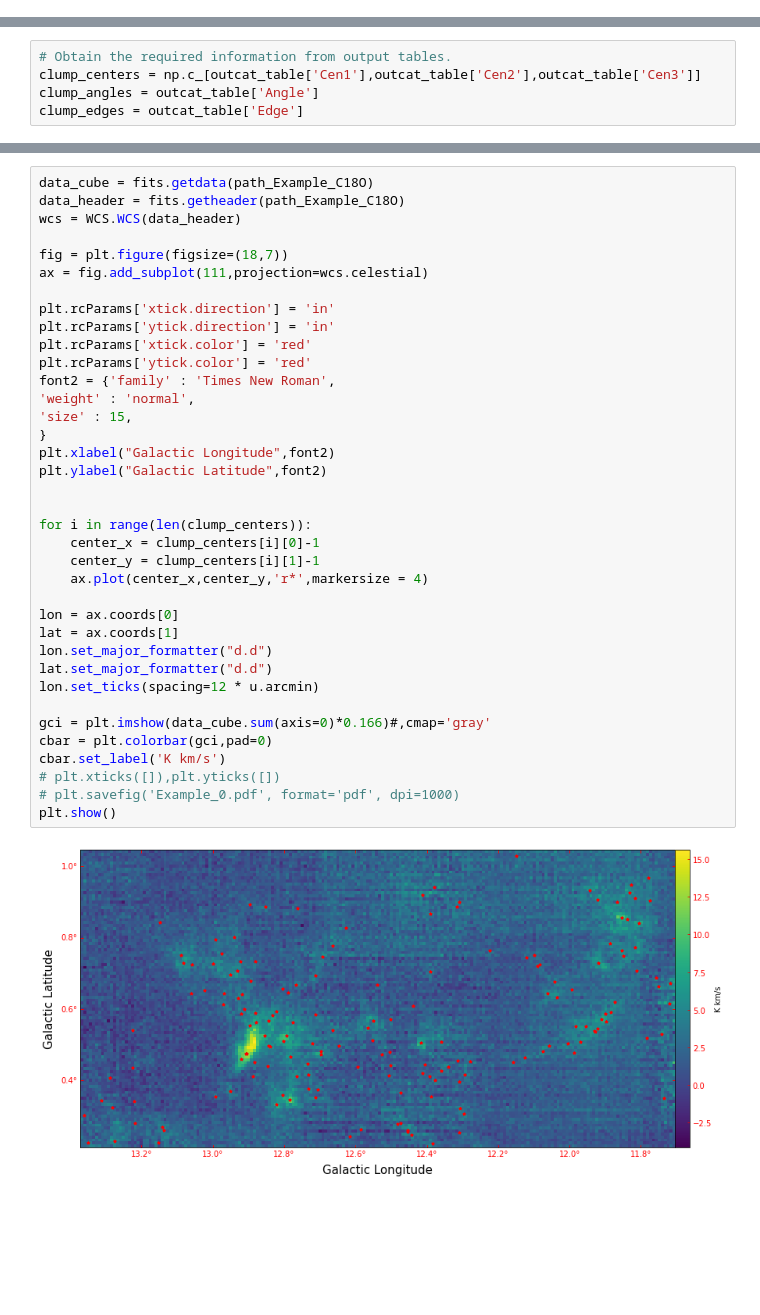
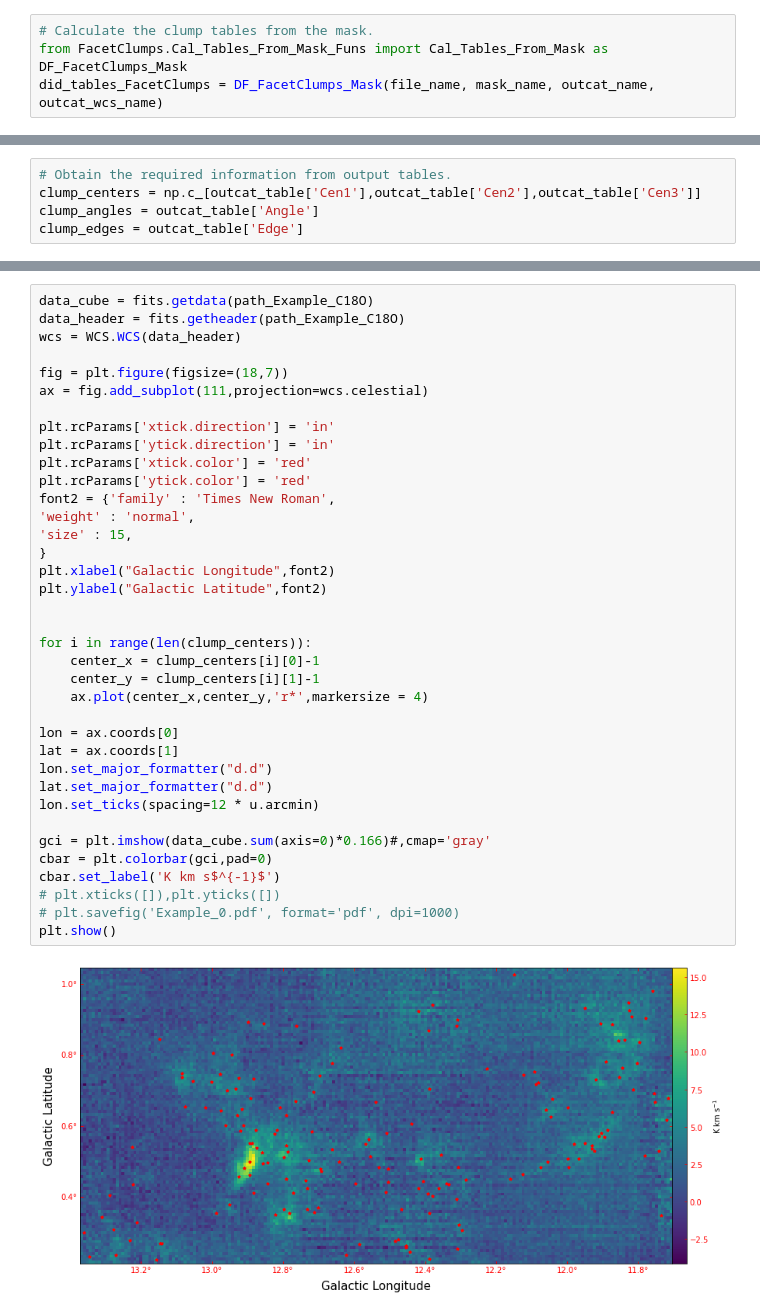
Before and after one commit to JiangYuTS/FacetClumps, a Jupyter notebook: Examples/Examples_Files_FacetClumps.ipynb, the cells around one changed output, grey strips where cells are left out. Cells and saved outputs as stored; diff of their text form; blank space fills up the shorter version.

```diff
--- a/Examples/Examples_Files_FacetClumps.ipynb
+++ b/Examples/Examples_Files_FacetClumps.ipynb
@@ -141,0 +142,4 @@ Time: 32.19
+# %%
+# Calculate the clump tables from the mask.
+from FacetClumps.Cal_Tables_From_Mask_Funs import Cal_Tables_From_Mask as DF_FacetClumps_Mask
+did_tables_FacetClumps = DF_FacetClumps_Mask(file_name, mask_name, outcat_name, outcat_wcs_name)
@@ -240,32 +247,32 @@ ax = fig.add_subplot(111,projection=wcs.celestial)
 
 plt.rcParams['xtick.direction'] = 'in'
 plt.rcParams['ytick.direction'] = 'in'
 plt.rcParams['xtick.color'] = 'red'
 plt.rcParams['ytick.color'] = 'red'
 font2 = {'family' : 'Times New Roman',
 'weight' : 'normal',
 'size' : 15,
 }
 plt.xlabel("Galactic Longitude",font2)
 plt.ylabel("Galactic Latitude",font2)
 
 
 for i in range(len(clump_centers)):
     center_x = clump_centers[i][0]-1
     center_y = clump_centers[i][1]-1
     ax.plot(center_x,center_y,'r*',markersize = 4)
 
 lon = ax.coords[0]
 lat = ax.coords[1]
 lon.set_major_formatter("d.d")
 lat.set_major_formatter("d.d")
 lon.set_ticks(spacing=12 * u.arcmin)
 
 gci = plt.imshow(data_cube.sum(axis=0)*0.166)#,cmap='gray'
 cbar = plt.colorbar(gci,pad=0)
-cbar.set_label('K km/s')
+cbar.set_label('K km s$^{-1}$')
 # plt.xticks([]),plt.yticks([])
 # plt.savefig('Example_0.pdf', format='pdf', dpi=1000)
 plt.show()
 # %% [output]
-[figure, old version]
+[figure, new version]
```
Also changed, not shown: parts of 6 cells of this notebook, 5 other files.
